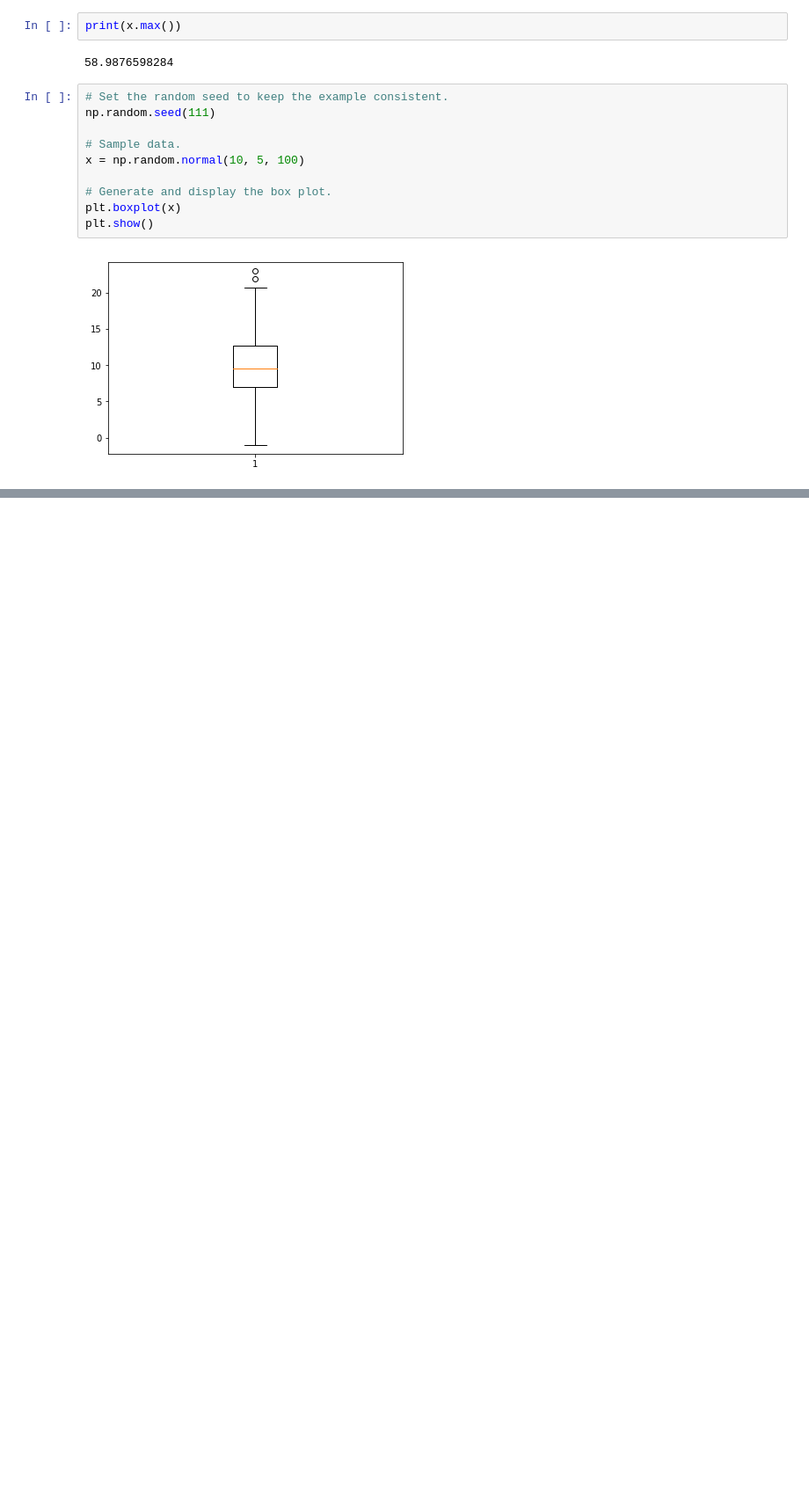
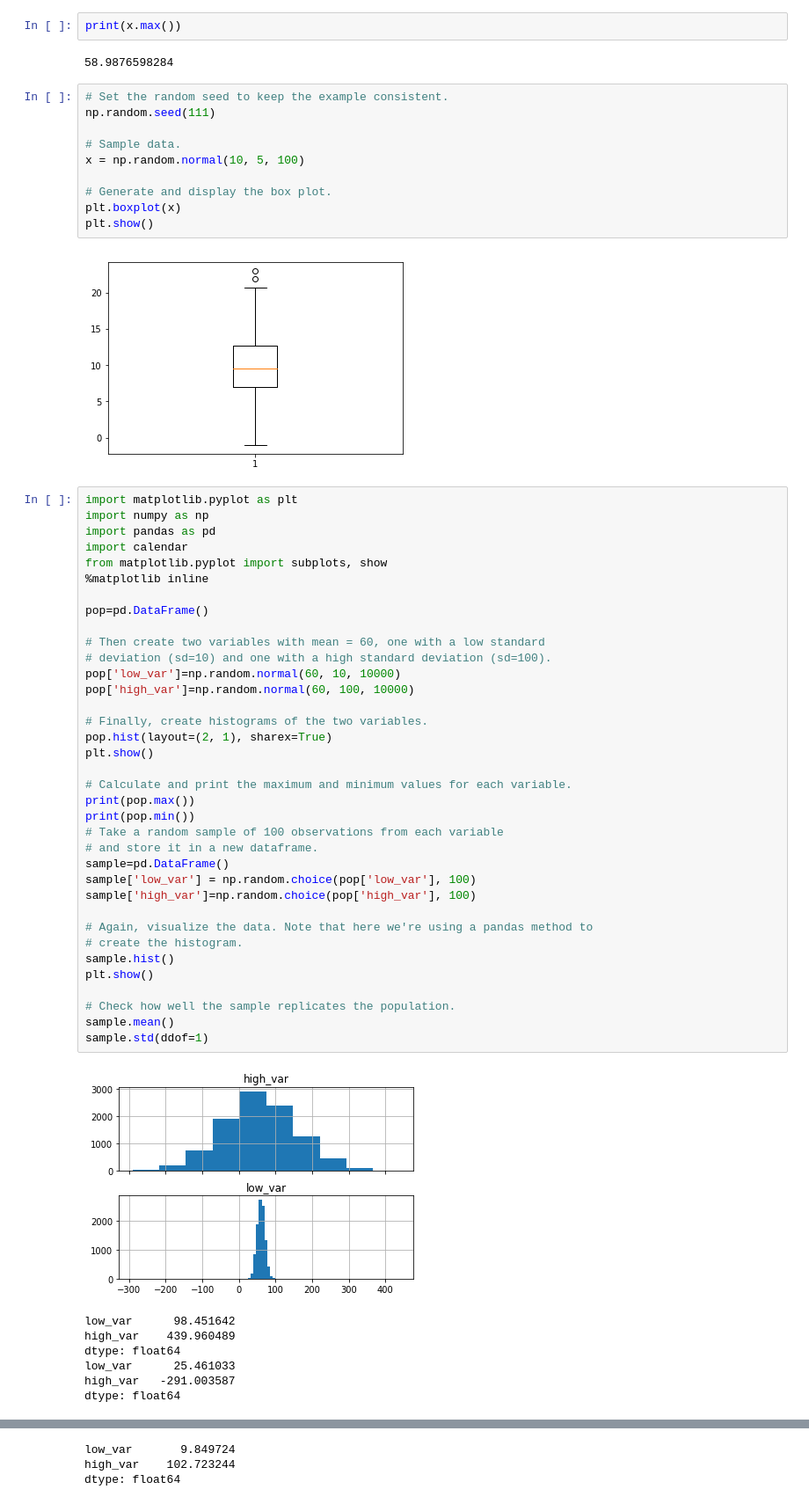
Before and after one commit to kimrharper/thinkful, a Jupyter notebook: Matplotlib.ipynb, the cells around one changed output, grey strips where cells are left out. Shown at 88% size. Saved outputs shown, nothing was run; the diff lists cells and outputs as text; blank space fills up the shorter version.

```diff
--- a/Matplotlib.ipynb
+++ b/Matplotlib.ipynb
@@ -203,3 +203,47 @@ plt.boxplot(x)
 plt.show()
 # %% [output]
 [figure]
+# %%
+import matplotlib.pyplot as plt
+import numpy as np
+import pandas as pd
+import calendar
+from matplotlib.pyplot import subplots, show
+%matplotlib inline
+
+pop=pd.DataFrame()
+
+# Then create two variables with mean = 60, one with a low standard
+# deviation (sd=10) and one with a high standard deviation (sd=100).
+pop['low_var']=np.random.normal(60, 10, 10000)
+pop['high_var']=np.random.normal(60, 100, 10000)
+
+# Finally, create histograms of the two variables.
+pop.hist(layout=(2, 1), sharex=True)
+plt.show()
+
+# Calculate and print the maximum and minimum values for each variable.
+print(pop.max())
+print(pop.min())
+# Take a random sample of 100 observations from each variable
+# and store it in a new dataframe.
+sample=pd.DataFrame()
+sample['low_var'] = np.random.choice(pop['low_var'], 100)
+sample['high_var']=np.random.choice(pop['high_var'], 100)
+
+# Again, visualize the data. Note that here we're using a pandas method to
+# create the histogram.
+sample.hist()
+plt.show()
+
+# Check how well the sample replicates the population.
+sample.mean()
+sample.std(ddof=1)
+# %% [output]
+[figure, added]
+low_var      98.451642
+high_var    439.960489
+dtype: float64
+low_var      25.461033
+high_var   -291.003587
+dtype: float64
@@ -205,0 +251,3 @@ plt.show()
+low_var       9.849724
+high_var    102.723244
+dtype: float64
```
Also changed, not shown: parts of 1 cell of this notebook.
